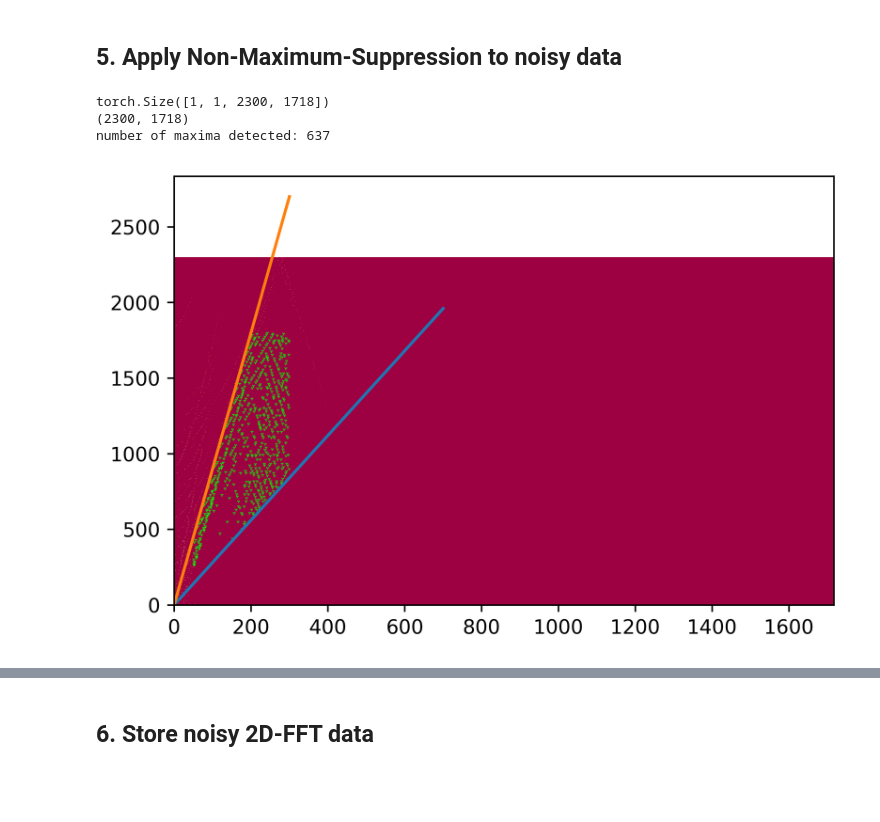
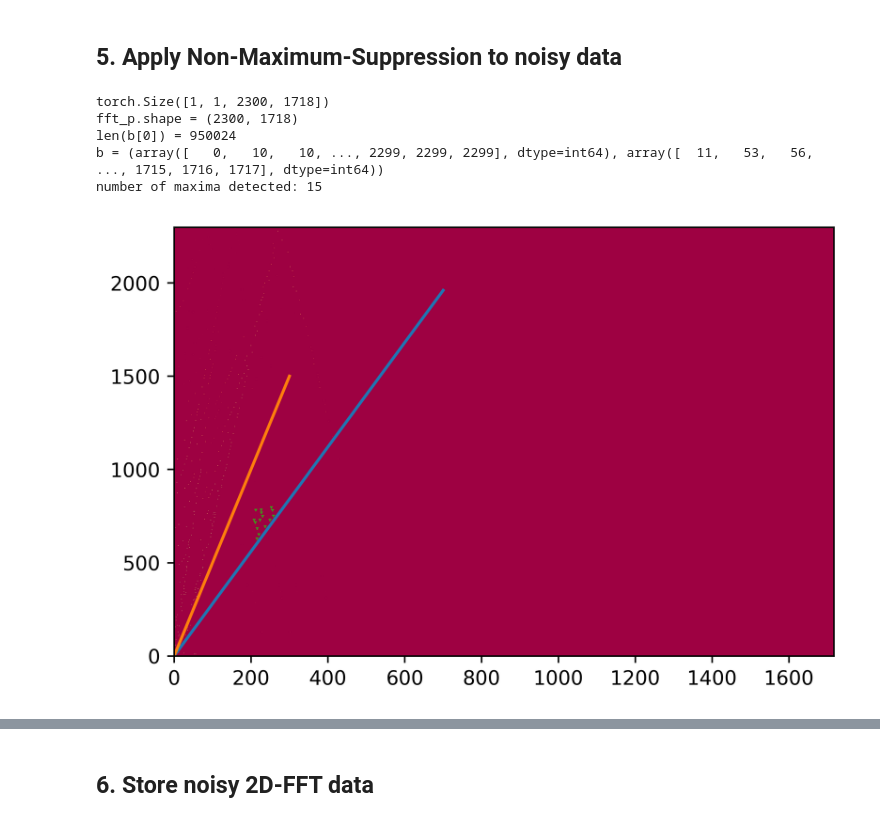
Before and after one commit to sjmxschm/ml_dl_wave_inversion, a Jupyter notebook: create_model/add_noise_walkthrough.ipynb, the cells around one changed output, grey strips where cells are left out. Cells and saved outputs as stored; diff of their text form; code cells hidden in the pictures; blank space fills up the shorter version.

Commit message:
plotting function with correct frequencies and wavenumbers after nmd now works

```diff
--- a/create_model/add_noise_walkthrough.ipynb
+++ b/create_model/add_noise_walkthrough.ipynb
@@ -83,21 +83,28 @@ print('>> noisy displacement data was transformed back to frequency-wavenumber d
 # %% [markdown]
 ## 5. Apply Non-Maximum-Suppression to noisy data
 # %%
-non_maximum_suppression(
+abs_fft_data_n_c, x, y = non_maximum_suppression(
     abs_fft_data_n,
     f"{fn[0:37]}_{signal_to_noise_ratio_db}",
     data_path,
     clip_tr=0.0001,  # 1, 0.0002, 0.0001,
-    kernel=15,
+    kernel=25, #15,
+    gradient=[2.8, 5],
+    x_lim=[200, 300],
+    y_lim=[500, 800],
     save_flag=False,
-    plot_flag=True
+    plot_flag=False
 )
+
+plot_contourf_fk(fg, kg, abs_fft_data, 'Noisy and clipped 2D-FFT data with NMS maxima')
 all_done()
 # %% [output]
 torch.Size([1, 1, 2300, 1718])
-(2300, 1718)
-number of maxima detected: 637
+fft_p.shape = (2300, 1718)
+len(b[0]) = 950024
+b = (array([   0,   10,   10, ..., 2299, 2299, 2299], dtype=int64), array([  11,   53,   56, ..., 1715, 1716, 1717], dtype=int64))
+number of maxima detected: 15
-[figure, old version]
+[figure, new version]
 [interactive output not drawn]
 # %% [markdown]
 ## 6. Store noisy 2D-FFT data
```
Also changed, not shown: parts of 1 cell of this notebook, 1 other file.
